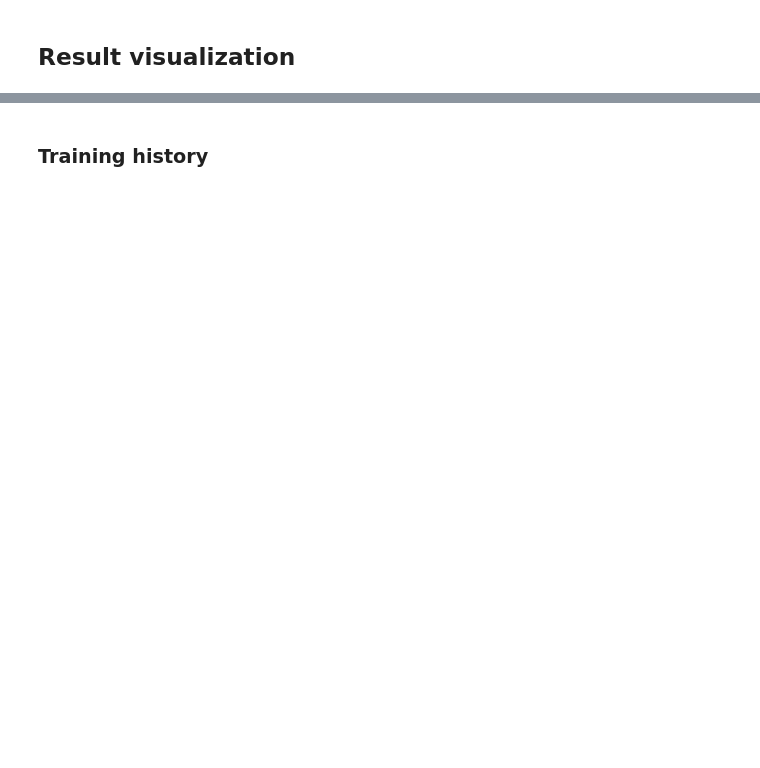
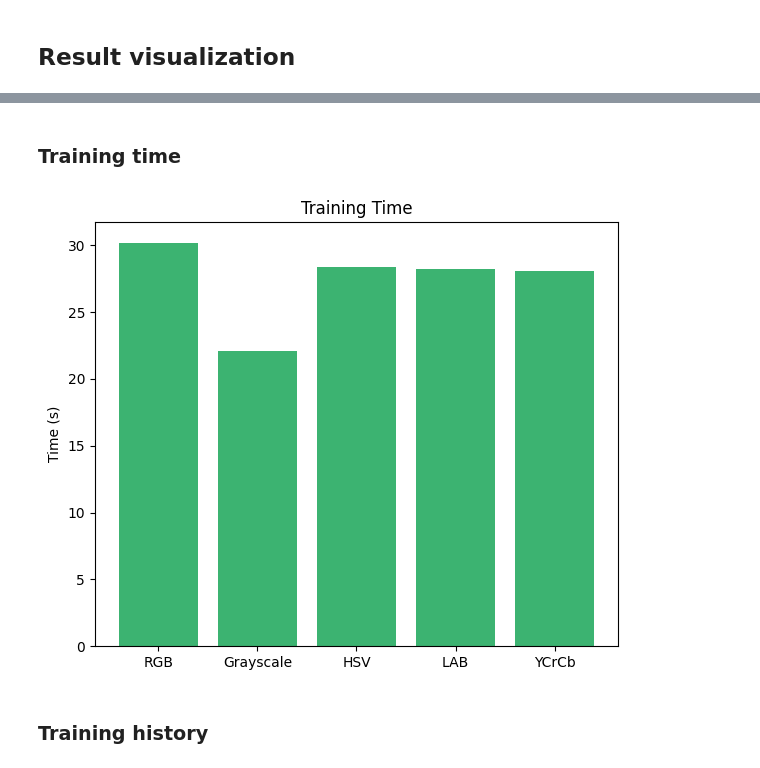
Before and after one commit to ITT-26/assignment-05-cnn-martinarobyculasso, a Jupyter notebook: 01-hyperparameters/image_color_mode.ipynb, the cells around one changed output, grey strips where cells are left out. Drawn from its saved outputs; the diff is of its cells as text; code cells hidden in the pictures; blank space fills up the shorter version.

```diff
--- a/01-hyperparameters/image_color_mode.ipynb
+++ b/01-hyperparameters/image_color_mode.ipynb
@@ -504,3 +539,16 @@ plt.show()
+# %% [markdown]
+### Training time
+# %%
+training_times = [results[cs]['training_time'] for cs in cs_names]
+
+fig, ax = plt.subplots(figsize=(6, 5))
+ax.bar(cs_names, training_times, color='mediumseagreen')
+ax.set_title('Training Time')
+ax.set_ylabel('Time (s)')
+plt.tight_layout()
+plt.show()
+# %% [output]
+[figure, added]
 # %% [markdown]
 ### Training history
 # %%
```
Also changed, not shown: parts of 13 cells of this notebook, 5 other files.
